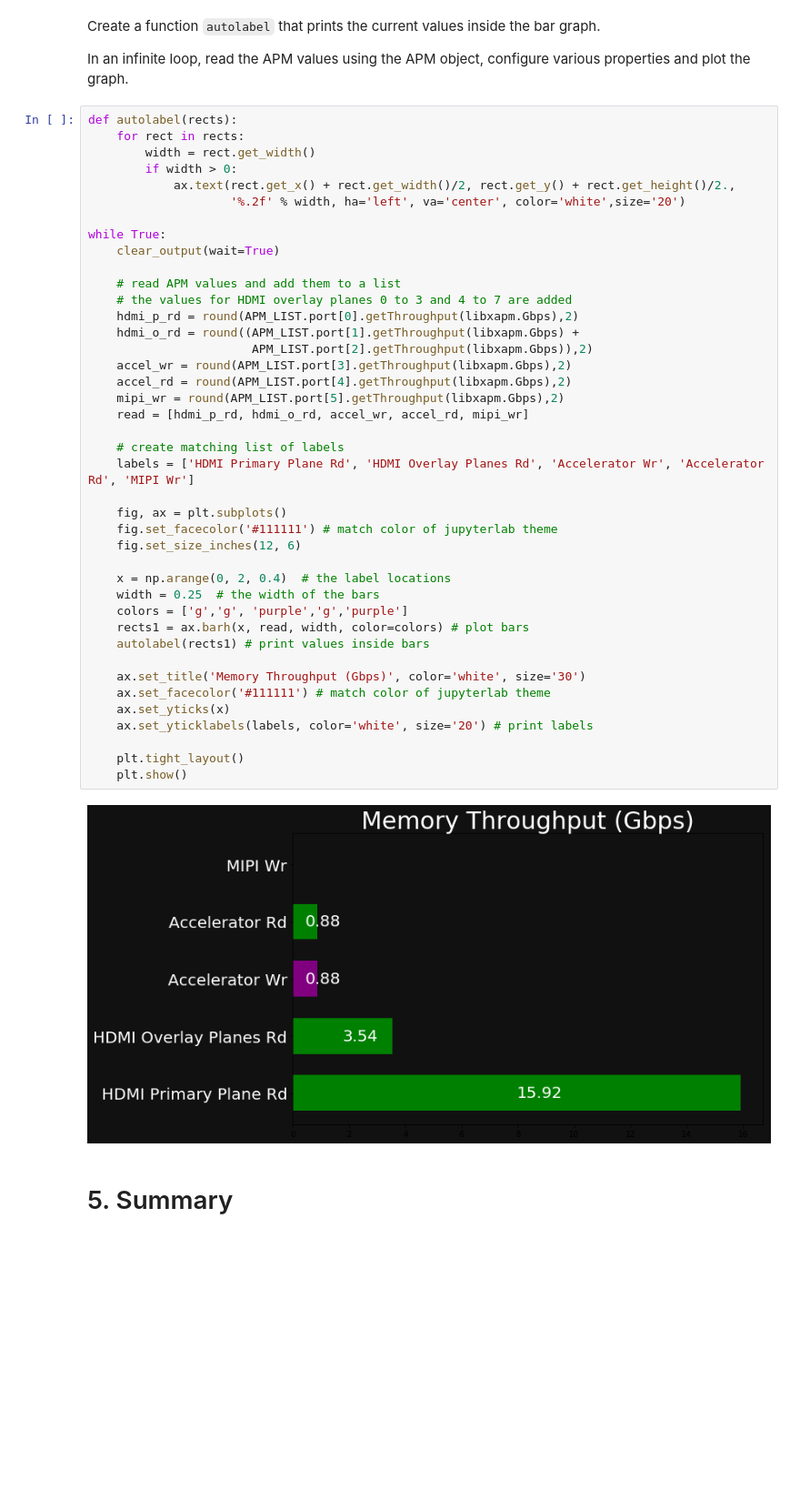
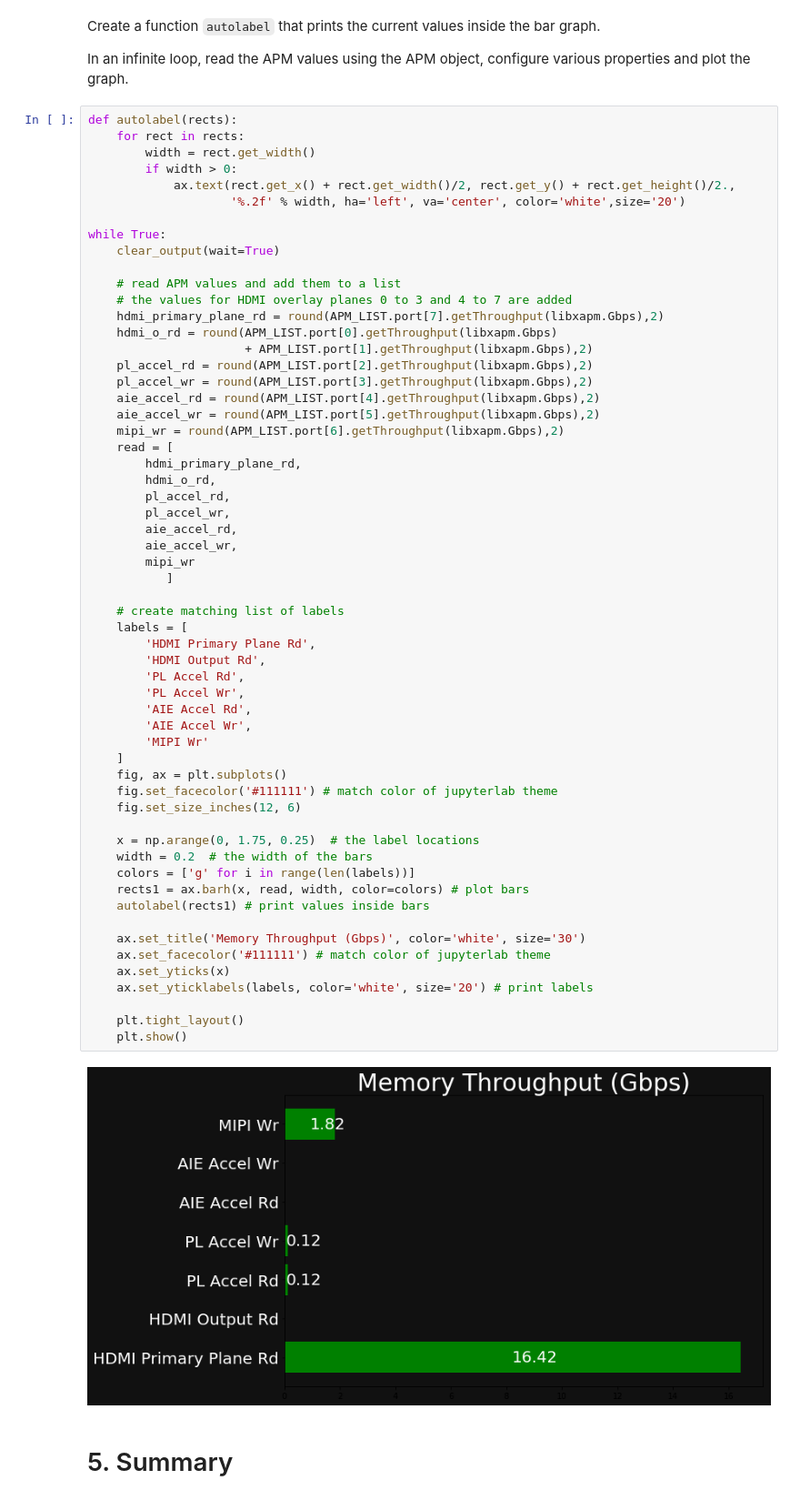
Before and after one commit to Xilinx/vck190-base-trd, a Jupyter notebook: project-spec/meta-base-trd/recipes-apps/base-trd/base-trd/notebooks/base-trd-apm.ipynb, the cells around one changed output. Shown at 91% size. Drawn from its saved outputs; the diff is of its cells as text; blank space fills up the shorter version.

Commit message:
notebooks: modified APM structure to display PL and AIE throughputs separately
displays use of the preset APM list with the updated APM structure, with PL and AIE accelerators
as separate metrics

```diff
--- a/project-spec/meta-base-trd/recipes-apps/base-trd/base-trd/notebooks/base-trd-apm.ipynb
+++ b/project-spec/meta-base-trd/recipes-apps/base-trd/base-trd/notebooks/base-trd-apm.ipynb
@@ -43,46 +43,63 @@ In an infinite loop, read the APM values using the APM object, configure various
 # %%
 def autolabel(rects):
     for rect in rects:
         width = rect.get_width()
         if width > 0:
             ax.text(rect.get_x() + rect.get_width()/2, rect.get_y() + rect.get_height()/2.,
                     '%.2f' % width, ha='left', va='center', color='white',size='20')
 
 while True:
     clear_output(wait=True)
 
     # read APM values and add them to a list
     # the values for HDMI overlay planes 0 to 3 and 4 to 7 are added
-    hdmi_p_rd = round(APM_LIST.port[0].getThroughput(libxapm.Gbps),2)
-    hdmi_o_rd = round((APM_LIST.port[1].getThroughput(libxapm.Gbps) +
-                       APM_LIST.port[2].getThroughput(libxapm.Gbps)),2)
-    accel_wr = round(APM_LIST.port[3].getThroughput(libxapm.Gbps),2)
-    accel_rd = round(APM_LIST.port[4].getThroughput(libxapm.Gbps),2)
-    mipi_wr = round(APM_LIST.port[5].getThroughput(libxapm.Gbps),2)
-    read = [hdmi_p_rd, hdmi_o_rd, accel_wr, accel_rd, mipi_wr]
+    hdmi_primary_plane_rd = round(APM_LIST.port[7].getThroughput(libxapm.Gbps),2)
+    hdmi_o_rd = round(APM_LIST.port[0].getThroughput(libxapm.Gbps)
+                      + APM_LIST.port[1].getThroughput(libxapm.Gbps),2)
+    pl_accel_rd = round(APM_LIST.port[2].getThroughput(libxapm.Gbps),2)
+    pl_accel_wr = round(APM_LIST.port[3].getThroughput(libxapm.Gbps),2)
+    aie_accel_rd = round(APM_LIST.port[4].getThroughput(libxapm.Gbps),2)
+    aie_accel_wr = round(APM_LIST.port[5].getThroughput(libxapm.Gbps),2)
+    mipi_wr = round(APM_LIST.port[6].getThroughput(libxapm.Gbps),2)
+    read = [
+        hdmi_primary_plane_rd,
+        hdmi_o_rd,
+        pl_accel_rd,
+        pl_accel_wr,
+        aie_accel_rd,
+        aie_accel_wr,
+        mipi_wr
+           ]
 
     # create matching list of labels
-    labels = ['HDMI Primary Plane Rd', 'HDMI Overlay Planes Rd', 'Accelerator Wr', 'Accelerator Rd', 'MIPI Wr']
-
+    labels = [
+        'HDMI Primary Plane Rd',
+        'HDMI Output Rd',
+        'PL Accel Rd',
+        'PL Accel Wr',
+        'AIE Accel Rd',
+        'AIE Accel Wr',
+        'MIPI Wr'
+    ]
     fig, ax = plt.subplots()
     fig.set_facecolor('#111111') # match color of jupyterlab theme
     fig.set_size_inches(12, 6)
 
-    x = np.arange(0, 2, 0.4)  # the label locations
-    width = 0.25  # the width of the bars
-    colors = ['g','g', 'purple','g','purple']
+    x = np.arange(0, 1.75, 0.25)  # the label locations
+    width = 0.2  # the width of the bars
+    colors = ['g' for i in range(len(labels))]
     rects1 = ax.barh(x, read, width, color=colors) # plot bars
     autolabel(rects1) # print values inside bars
 
     ax.set_title('Memory Throughput (Gbps)', color='white', size='30')
     ax.set_facecolor('#111111') # match color of jupyterlab theme
     ax.set_yticks(x)
     ax.set_yticklabels(labels, color='white', size='20') # print labels
 
     plt.tight_layout()
     plt.show()
 # %% [output]
-[figure, old version]
+[figure, new version]
 # %% [markdown]
 # 5. Summary
 # %% [markdown]
```
